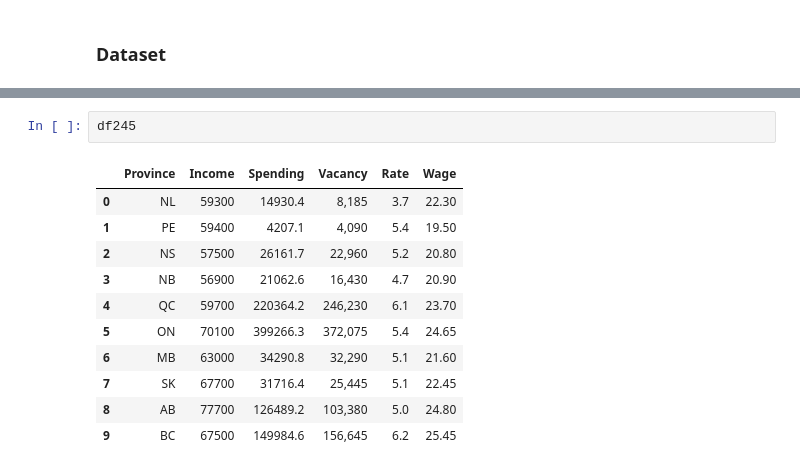
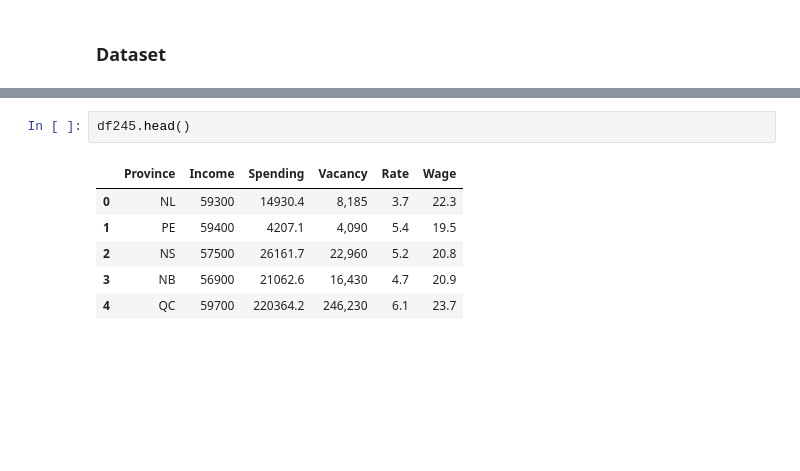
Before and after one commit to XutongJiang/323-Final-Project, a Jupyter notebook: Immigration to Canada.ipynb, the cells around one changed output, grey strips where cells are left out. Drawn from its saved outputs; the diff is of its cells as text; blank space fills up the shorter version.

```diff
--- a/Immigration to Canada.ipynb
+++ b/Immigration to Canada.ipynb
@@ -90,15 +116,10 @@ df1
 # %%
-df245
+df245.head()
 # %% [output]
 |  | Province | Income | Spending | Vacancy | Rate | Wage |
-| 0 | NL | 59300 | 14930.4 | 8,185 | 3.7 | 22.30 |
-| 1 | PE | 59400 | 4207.1 | 4,090 | 5.4 | 19.50 |
-| 2 | NS | 57500 | 26161.7 | 22,960 | 5.2 | 20.80 |
-| 3 | NB | 56900 | 21062.6 | 16,430 | 4.7 | 20.90 |
-| 4 | QC | 59700 | 220364.2 | 246,230 | 6.1 | 23.70 |
-| 5 | ON | 70100 | 399266.3 | 372,075 | 5.4 | 24.65 |
-| 6 | MB | 63000 | 34290.8 | 32,290 | 5.1 | 21.60 |
-| 7 | SK | 67700 | 31716.4 | 25,445 | 5.1 | 22.45 |
-| 8 | AB | 77700 | 126489.2 | 103,380 | 5.0 | 24.80 |
-| 9 | BC | 67500 | 149984.6 | 156,645 | 6.2 | 25.45 |
+| 0 | NL | 59300 | 14930.4 | 8,185 | 3.7 | 22.3 |
+| 1 | PE | 59400 | 4207.1 | 4,090 | 5.4 | 19.5 |
+| 2 | NS | 57500 | 26161.7 | 22,960 | 5.2 | 20.8 |
+| 3 | NB | 56900 | 21062.6 | 16,430 | 4.7 | 20.9 |
+| 4 | QC | 59700 | 220364.2 | 246,230 | 6.1 | 23.7 |
 # %%
```
Also changed, not shown: parts of 27 cells of this notebook.
